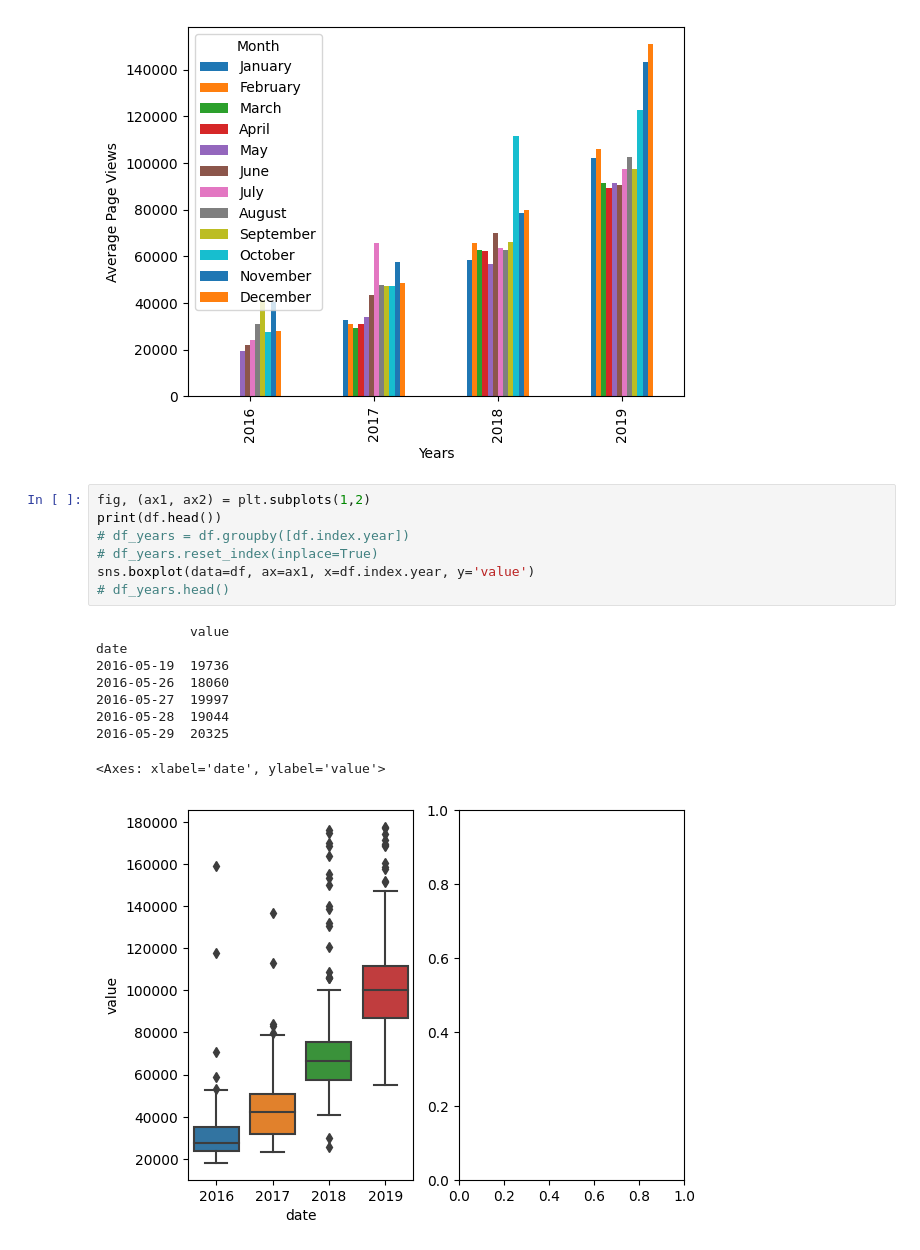
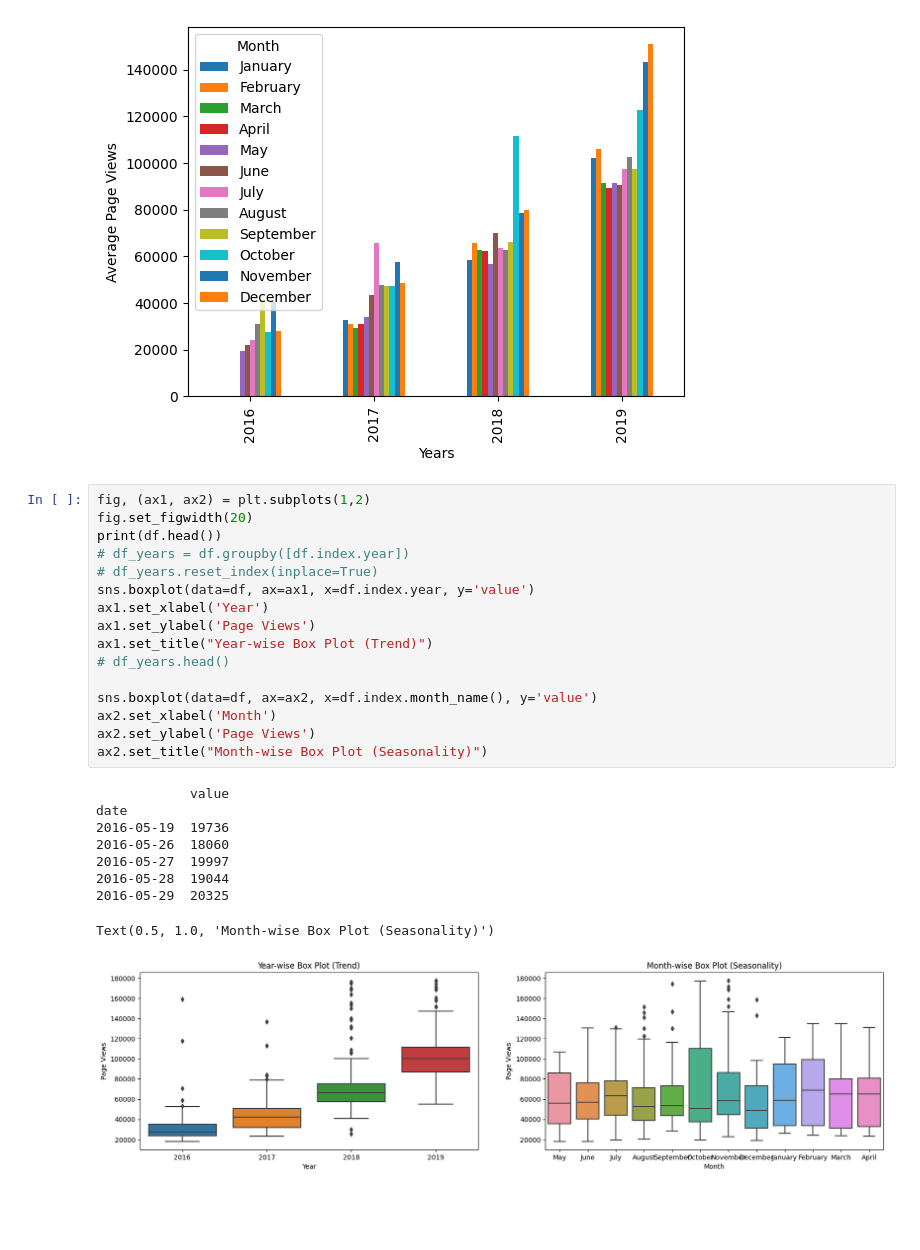
Before and after one commit to paskalwolski/time_series_visualiser, a Jupyter notebook: time_series_visualiser.ipynb, the cells around one changed output. Cells and saved outputs as stored; diff of their text form; blank space fills up the shorter version.

Commit message:
Plotted final box plot with correct data but incorrect ticks

```diff
--- a/time_series_visualiser.ipynb
+++ b/time_series_visualiser.ipynb
@@ -33,18 +33,27 @@ fig.savefig('bar_plot.png')
 [figure]
 # %%
 fig, (ax1, ax2) = plt.subplots(1,2)
+fig.set_figwidth(20)
 print(df.head())
 # df_years = df.groupby([df.index.year])
 # df_years.reset_index(inplace=True)
 sns.boxplot(data=df, ax=ax1, x=df.index.year, y='value')
+ax1.set_xlabel('Year')
+ax1.set_ylabel('Page Views')
+ax1.set_title("Year-wise Box Plot (Trend)")
 # df_years.head()
+
+sns.boxplot(data=df, ax=ax2, x=df.index.month_name(), y='value')
+ax2.set_xlabel('Month')
+ax2.set_ylabel('Page Views')
+ax2.set_title("Month-wise Box Plot (Seasonality)")
 # %% [output]
             value
 date
 2016-05-19  19736
 2016-05-26  18060
 2016-05-27  19997
 2016-05-28  19044
 2016-05-29  20325
-<Axes: xlabel='date', ylabel='value'>
+Text(0.5, 1.0, 'Month-wise Box Plot (Seasonality)')
-[figure, old version]
+[figure, new version]
```
